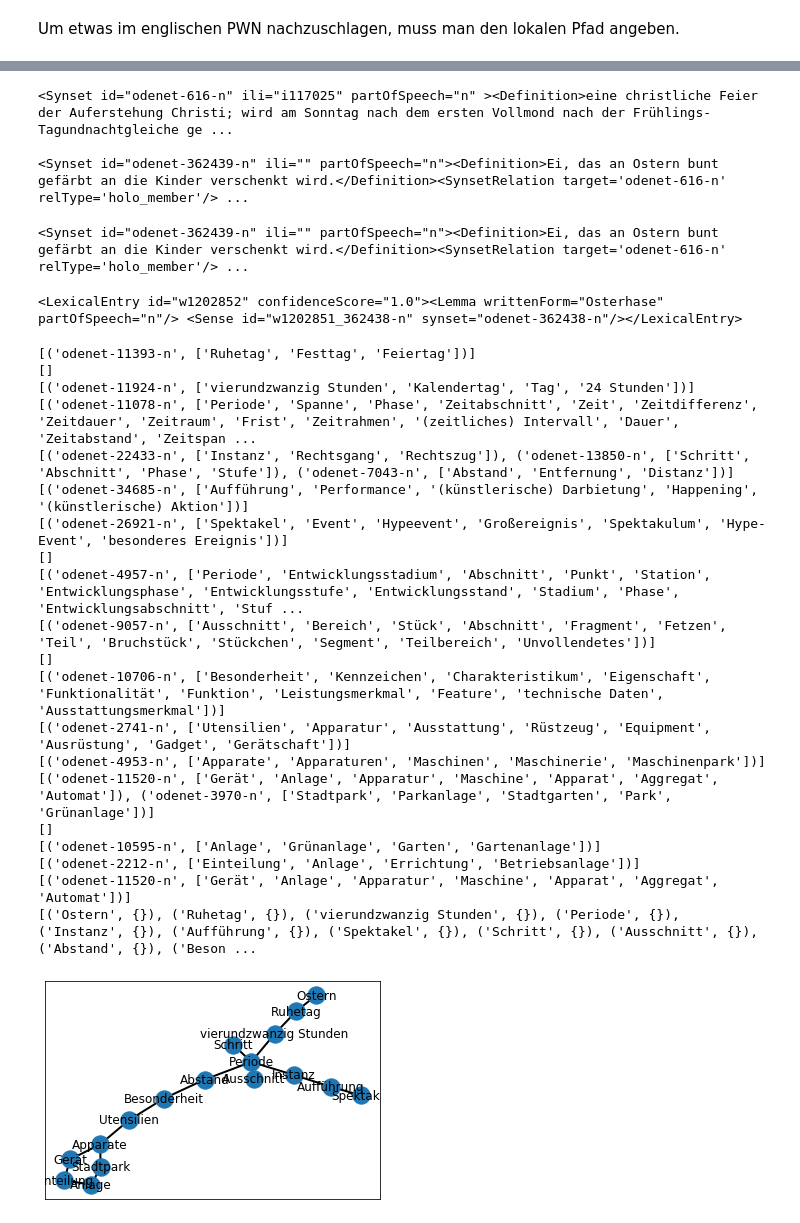
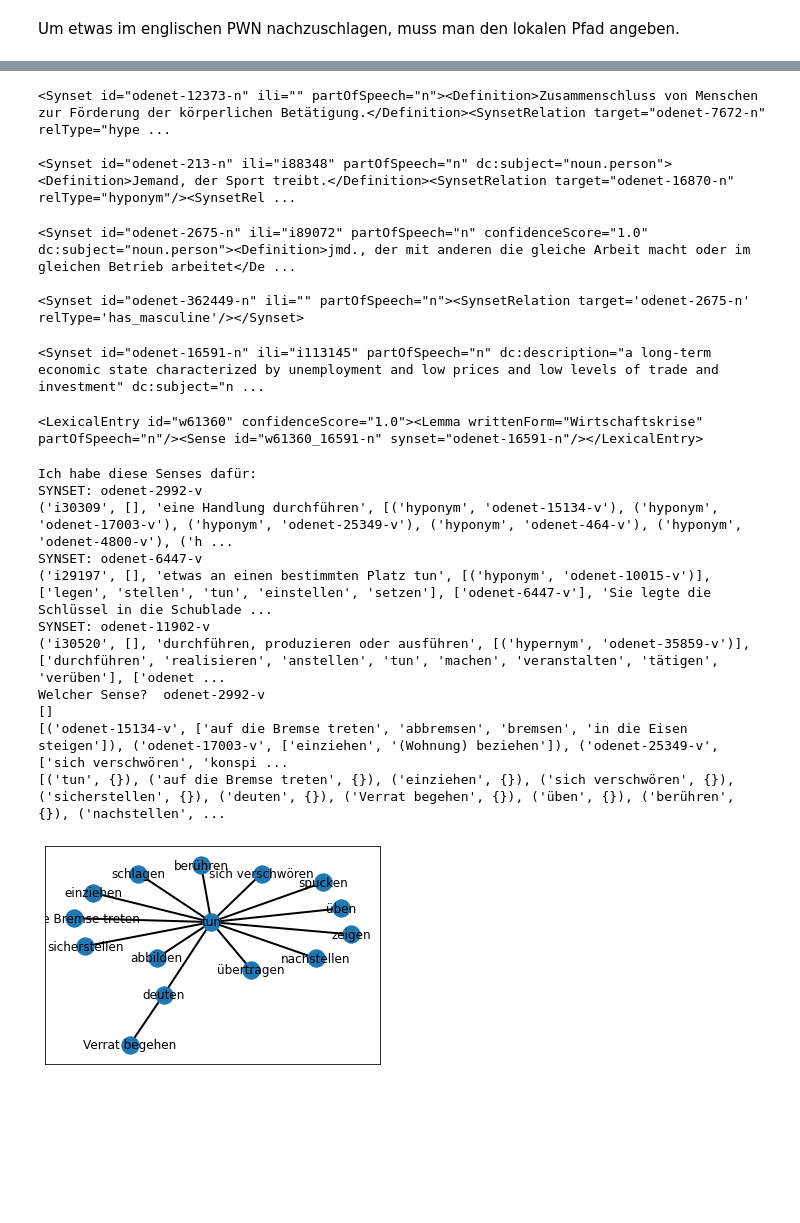
Before and after one commit to hdaSprachtechnologie/odenet, a Jupyter notebook: Arbeiten_mit_OdeNet.ipynb, the cells around one changed output, grey strips where cells are left out. Saved outputs shown, nothing was run; the diff lists cells and outputs as text; code cells hidden in the pictures; blank space fills up the shorter version.

```diff
--- a/Arbeiten_mit_OdeNet.ipynb
+++ b/Arbeiten_mit_OdeNet.ipynb
@@ -68,50 +62,51 @@ add_hypernym_rel_to_ss("odenet-28712-n","odenet-24723-n","odenet_oneline.xml")
 # add_mero_member_rel_to_ss(Holonym,Meronym,Wordnet)
 # z.B. add_mero_member_rel_to_ss(Hand-Synset, Finger-Synset,'odenet_oneline.xml')
 
-add_mero_member_rel_to_ss('odenet-616-n','odenet-362439-n','odenet_oneline.xml')
+add_mero_member_rel_to_ss('odenet-12373-n','odenet-213-n','odenet_oneline.xml')
 # %% [output]
-<Synset id="odenet-616-n" ili="i117025" partOfSpeech="n" ><Definition>eine christliche Feier der Auferstehung Christi; wird am Sonntag nach dem ersten Vollmond nach der Frühlings-Tagundnachtgleiche ge ...
+<Synset id="odenet-12373-n" ili="" partOfSpeech="n"><Definition>Zusammenschluss von Menschen zur Förderung der körperlichen Betätigung.</Definition><SynsetRelation target="odenet-7672-n" relType="hype ...
 
-<Synset id="odenet-362439-n" ili="" partOfSpeech="n"><Definition>Ei, das an Ostern bunt gefärbt an die Kinder verschenkt wird.</Definition><SynsetRelation target='odenet-616-n' relType='holo_member'/> ...
+<Synset id="odenet-213-n" ili="i88348" partOfSpeech="n" dc:subject="noun.person"><Definition>Jemand, der Sport treibt.</Definition><SynsetRelation target="odenet-16870-n" relType="hyponym"/><SynsetRel ...
+# %%
+# Feminine Formen hinzufügen
+# Ärztin ist die feminine Form von Arzt
+# z.B. add_feminine_rel_to_ss(Arzt-Synset,Ärztin-Synset,'odenet_oneline.xml')
+
+add_feminine_rel_to_ss('odenet-2675-n','odenet-362449-n','odenet_oneline.xml')
+# %% [output]
+<Synset id="odenet-2675-n" ili="i89072" partOfSpeech="n" confidenceScore="1.0" dc:subject="noun.person"><Definition>jmd., der mit anderen die gleiche Arbeit macht oder im gleichen Betrieb arbeitet</De ...
+
+<Synset id="odenet-362449-n" ili="" partOfSpeech="n"><SynsetRelation target='odenet-2675-n' relType='has_masculine'/></Synset>
 # %%
 # Beispiel einfügen
 
-add_example_to_ss('odenet-362439-n','Der Osterhase kommt morgen und bringt bunte Ostereier.',"odenet_oneline.xml")
+add_example_to_ss('odenet-16591-n','Die Wirtschaftskrise hat das Land hart getroffen.',"odenet_oneline.xml")
 # %% [output]
-<Synset id="odenet-362439-n" ili="" partOfSpeech="n"><Definition>Ei, das an Ostern bunt gefärbt an die Kinder verschenkt wird.</Definition><SynsetRelation target='odenet-616-n' relType='holo_member'/> ...
+<Synset id="odenet-16591-n" ili="i113145" partOfSpeech="n" dc:description="a long-term economic state characterized by unemployment and low prices and low levels of trade and investment" dc:subject="n ...
 # %%
 # Attribute zum LexEntry hinzufügen, z.B. confidenceScore
-change_attribute_in_lexentry("Osterhase","confidenceScore","1.0","odenet_oneline.xml")
+change_attribute_in_lexentry("Wirtschaftskrise","confidenceScore","1.0","odenet_oneline.xml")
 # %% [output]
-<LexicalEntry id="w1202852" confidenceScore="1.0"><Lemma writtenForm="Osterhase" partOfSpeech="n"/> <Sense id="w1202851_362438-n" synset="odenet-362438-n"/></LexicalEntry>
+<LexicalEntry id="w61360" confidenceScore="1.0"><Lemma writtenForm="Wirtschaftskrise" partOfSpeech="n"/><Sense id="w61360_16591-n" synset="odenet-16591-n"/></LexicalEntry>
 # %%
 # Attribute zum Sense hinzufügen, z.B. note="PHON:buːt"
 add_attribute_to_sense("w4007_15099-n","odenet-15099-n","note","PHON:teˈnoːɐ̯","odenet_oneline.xml")
 # %%
 # Hyponyme und Hyperonyme visualisieren
-OdeNet.visualize("Ostern")
+OdeNet.visualize("tun")
 # %% [output]
-[('odenet-11393-n', ['Ruhetag', 'Festtag', 'Feiertag'])]
+Ich habe diese Senses dafür:
+SYNSET: odenet-2992-v
+('i30309', [], 'eine Handlung durchführen', [('hyponym', 'odenet-15134-v'), ('hyponym', 'odenet-17003-v'), ('hyponym', 'odenet-25349-v'), ('hyponym', 'odenet-464-v'), ('hyponym', 'odenet-4800-v'), ('h ...
+SYNSET: odenet-6447-v
+('i29197', [], 'etwas an einen bestimmten Platz tun', [('hyponym', 'odenet-10015-v')], ['legen', 'stellen', 'tun', 'einstellen', 'setzen'], ['odenet-6447-v'], 'Sie legte die Schlüssel in die Schublade ...
+SYNSET: odenet-11902-v
+('i30520', [], 'durchführen, produzieren oder ausführen', [('hypernym', 'odenet-35859-v')], ['durchführen', 'realisieren', 'anstellen', 'tun', 'machen', 'veranstalten', 'tätigen', 'verüben'], ['odenet ...
+Welcher Sense?  odenet-2992-v
 []
-[('odenet-11924-n', ['vierundzwanzig Stunden', 'Kalendertag', 'Tag', '24 Stunden'])]
-[('odenet-11078-n', ['Periode', 'Spanne', 'Phase', 'Zeitabschnitt', 'Zeit', 'Zeitdifferenz', 'Zeitdauer', 'Zeitraum', 'Frist', 'Zeitrahmen', '(zeitliches) Intervall', 'Dauer', 'Zeitabstand', 'Zeitspan ...
-[('odenet-22433-n', ['Instanz', 'Rechtsgang', 'Rechtszug']), ('odenet-13850-n', ['Schritt', 'Abschnitt', 'Phase', 'Stufe']), ('odenet-7043-n', ['Abstand', 'Entfernung', 'Distanz'])]
-[('odenet-34685-n', ['Aufführung', 'Performance', '(künstlerische) Darbietung', 'Happening', '(künstlerische) Aktion'])]
-[('odenet-26921-n', ['Spektakel', 'Event', 'Hypeevent', 'Großereignis', 'Spektakulum', 'Hype-Event', 'besonderes Ereignis'])]
-[]
-[('odenet-4957-n', ['Periode', 'Entwicklungsstadium', 'Abschnitt', 'Punkt', 'Station', 'Entwicklungsphase', 'Entwicklungsstufe', 'Entwicklungsstand', 'Stadium', 'Phase', 'Entwicklungsabschnitt', 'Stuf ...
-[('odenet-9057-n', ['Ausschnitt', 'Bereich', 'Stück', 'Abschnitt', 'Fragment', 'Fetzen', 'Teil', 'Bruchstück', 'Stückchen', 'Segment', 'Teilbereich', 'Unvollendetes'])]
-[]
-[('odenet-10706-n', ['Besonderheit', 'Kennzeichen', 'Charakteristikum', 'Eigenschaft', 'Funktionalität', 'Funktion', 'Leistungsmerkmal', 'Feature', 'technische Daten', 'Ausstattungsmerkmal'])]
-[('odenet-2741-n', ['Utensilien', 'Apparatur', 'Ausstattung', 'Rüstzeug', 'Equipment', 'Ausrüstung', 'Gadget', 'Gerätschaft'])]
-[('odenet-4953-n', ['Apparate', 'Apparaturen', 'Maschinen', 'Maschinerie', 'Maschinenpark'])]
-[('odenet-11520-n', ['Gerät', 'Anlage', 'Apparatur', 'Maschine', 'Apparat', 'Aggregat', 'Automat']), ('odenet-3970-n', ['Stadtpark', 'Parkanlage', 'Stadtgarten', 'Park', 'Grünanlage'])]
-[]
-[('odenet-10595-n', ['Anlage', 'Grünanlage', 'Garten', 'Gartenanlage'])]
-[('odenet-2212-n', ['Einteilung', 'Anlage', 'Errichtung', 'Betriebsanlage'])]
-[('odenet-11520-n', ['Gerät', 'Anlage', 'Apparatur', 'Maschine', 'Apparat', 'Aggregat', 'Automat'])]
-[('Ostern', {}), ('Ruhetag', {}), ('vierundzwanzig Stunden', {}), ('Periode', {}), ('Instanz', {}), ('Aufführung', {}), ('Spektakel', {}), ('Schritt', {}), ('Ausschnitt', {}), ('Abstand', {}), ('Beson ...
+[('odenet-15134-v', ['auf die Bremse treten', 'abbremsen', 'bremsen', 'in die Eisen steigen']), ('odenet-17003-v', ['einziehen', '(Wohnung) beziehen']), ('odenet-25349-v', ['sich verschwören', 'konspi ...
+[('tun', {}), ('auf die Bremse treten', {}), ('einziehen', {}), ('sich verschwören', {}), ('sicherstellen', {}), ('deuten', {}), ('Verrat begehen', {}), ('üben', {}), ('berühren', {}), ('nachstellen', ...
-[figure, old version]
+[figure, new version]
 # %%
 # Für die gesamte Datei Rückrelationen Hyperonym - Hyponym einfügen
 # Achtung: Das dauert einige Zeit!
```
Also changed, not shown: parts of 10 cells of this notebook, 2 other files.
